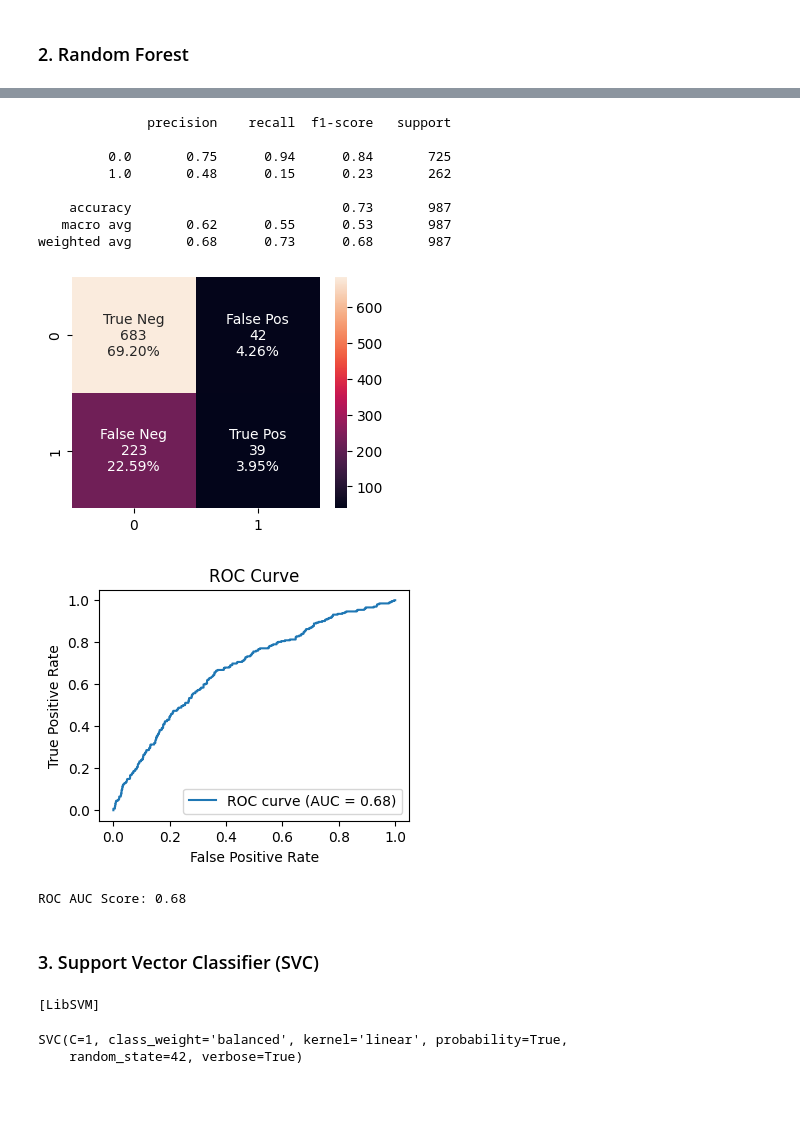
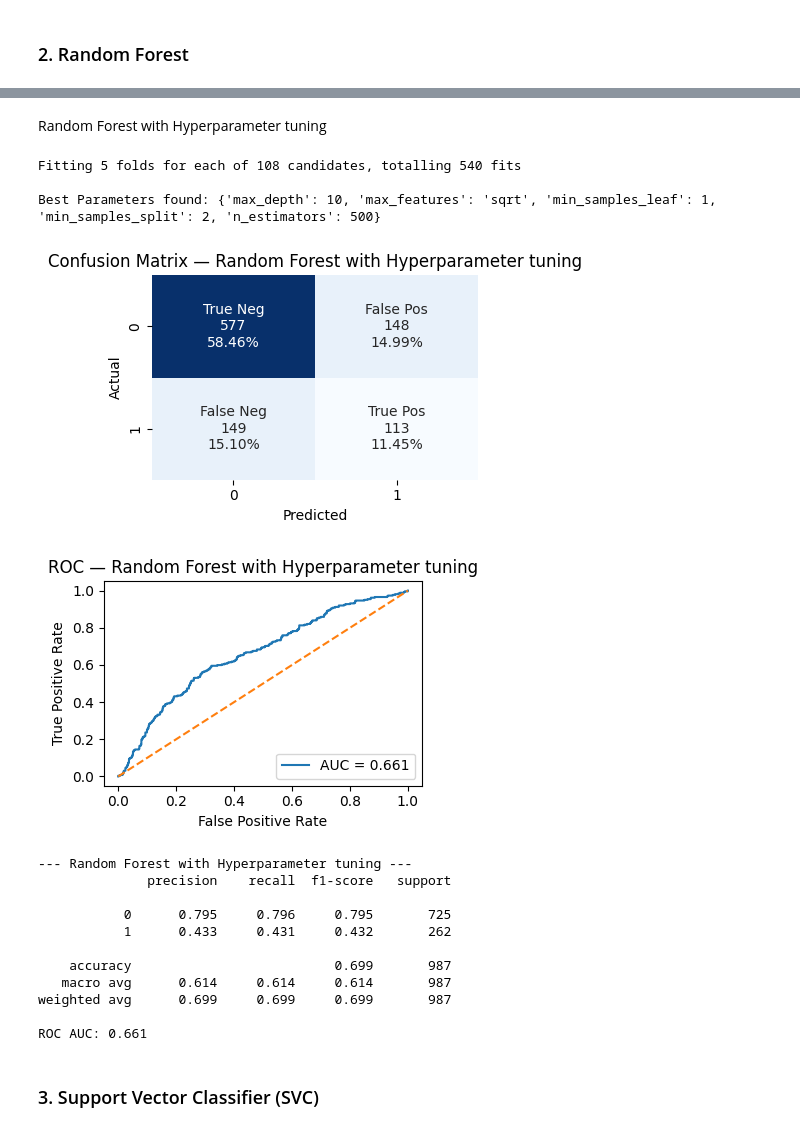
Before and after one commit to Roshani002/SSPL_Practical_Assessment, a Jupyter notebook: classification_models.ipynb, the cells around one changed output, grey strips where cells are left out. Drawn from its saved outputs; the diff is of its cells as text; code cells hidden in the pictures; blank space fills up the shorter version.

```diff
--- a/classification_models.ipynb
+++ b/classification_models.ipynb
@@ -161,4 +280,6 @@ def model_evaluation(classifier, x_test, y_test):
 # %% [markdown]
 ### 1. Logistic Regression
+# %%
+class_weights = {0.0: 1, 1.0: 3}
 # %%
 # train logistic regression model
@@ -192,16 +315,38 @@ RandomForestClassifier(max_depth=8, n_jobs=-1, random_state=42)
-# %%
-# evaluate
-y_pred = rfc.predict(X_test_selected)
-rfc_results = model_evaluation(rfc, X_test_selected, y_test)
-# %% [output]
-              precision    recall  f1-score   support
-
-         0.0       0.75      0.94      0.84       725
-         1.0       0.48      0.15      0.23       262
-
-    accuracy                           0.73       987
-   macro avg       0.62      0.55      0.53       987
-weighted avg       0.68      0.73      0.68       987
-[figure, removed]
-[figure, removed]
-ROC AUC Score: 0.68
+# %% [markdown]
+Random Forest with Hyperparameter tuning
+# %%
+param_grid_rf = {
+    'n_estimators': [100, 200, 500],
+    'max_depth': [5, 8, 10],
+    'min_samples_split': [2, 4, 6],
+    'min_samples_leaf': [1, 2],
+    'max_features': ['sqrt', 'log2'],
+}
+
+grid_search_rf = GridSearchCV(estimator=rfc, param_grid=param_grid_rf,
+                    cv=5, n_jobs=-1, verbose=2)
+
+grid_search_rf.fit(X_train_not_scaled, y_train)
+
+print(f"\nBest Parameters found: {grid_search_rf.best_params_}")
+best_rfc_model = grid_search_rf.best_estimator_
+# %% [output]
+Fitting 5 folds for each of 108 candidates, totalling 540 fits
+
+Best Parameters found: {'max_depth': 10, 'max_features': 'sqrt', 'min_samples_leaf': 1, 'min_samples_split': 2, 'n_estimators': 500}
+# %%
+rfc_tuned_results = evaluate(best_rfc_model, "Random Forest with Hyperparameter tuning", X_test_not_scaled, y_test)
+# %% [output]
+[figure, added]
+[figure, added]
+--- Random Forest with Hyperparameter tuning ---
+              precision    recall  f1-score   support
+
+           0      0.795     0.796     0.795       725
+           1      0.433     0.431     0.432       262
+
+    accuracy                          0.699       987
+   macro avg      0.614     0.614     0.614       987
+weighted avg      0.699     0.699     0.699       987
+
+ROC AUC: 0.661
@@ -208,10 +357,2 @@ ROC AUC Score: 0.68
 # %% [markdown]
 ### 3. Support Vector Classifier (SVC)
-# %%
-# SVM training on Sampled Data:
-svm = SVC(kernel='linear', class_weight='balanced', gamma='scale',random_state=42, C=1,verbose=True, degree=3, probability=True)
-svm.fit(X_train_selected, y_train_res)
-# %% [output]
-[LibSVM]
-SVC(C=1, class_weight='balanced', kernel='linear', probability=True,
-    random_state=42, verbose=True)
```
Also changed, not shown: parts of 34 cells of this notebook, 45 other files.
